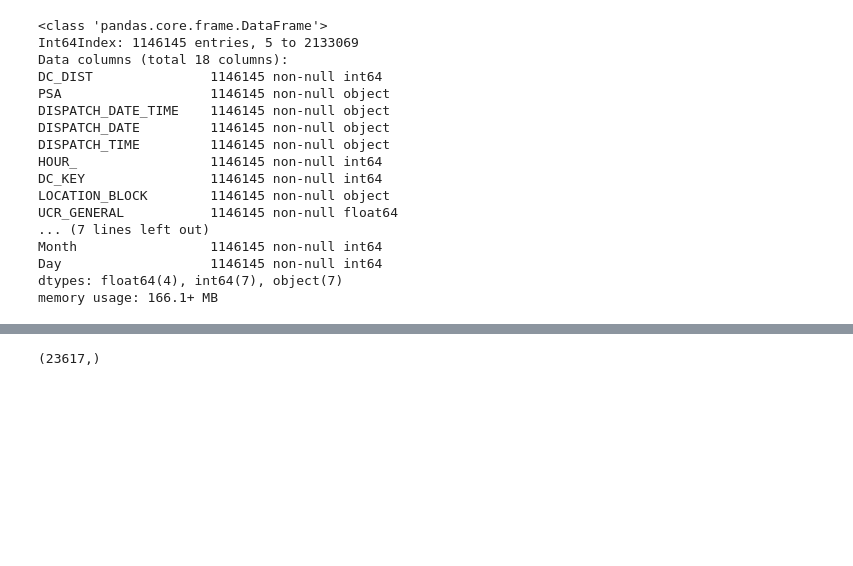
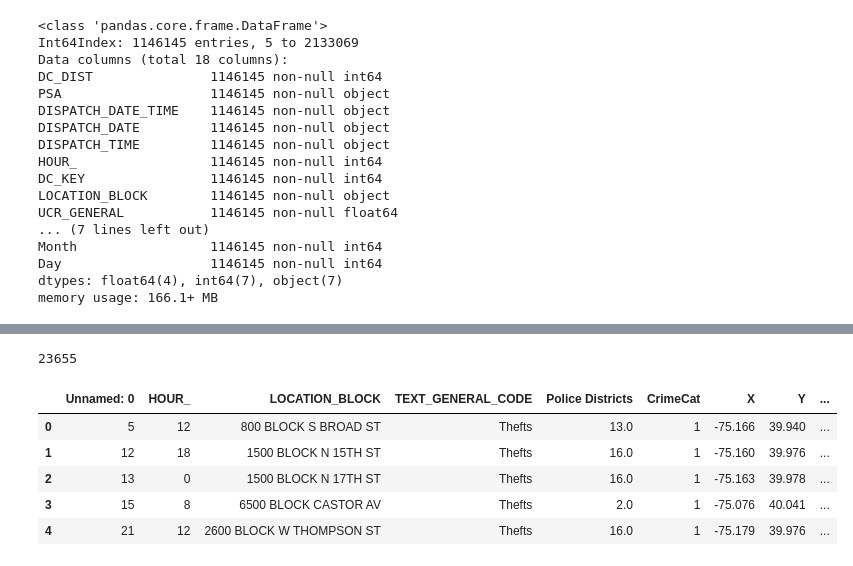
Before and after one commit to livenb/crime_prediction, a Jupyter notebook: explore/philadelphia.ipynb, the cells around one changed output, grey strips where cells are left out. Drawn from its saved outputs; the diff is of its cells as text; code cells hidden in the pictures; blank space fills up the shorter version.

Commit message:
get agregated data

```diff
--- a/explore/philadelphia.ipynb
+++ b/explore/philadelphia.ipynb
@@ -166,0 +232,4 @@ ppd = ppd.drop(dropLst, axis=1)
+# %%
+len(locDict1)
+# %% [output]
+23655
@@ -169,7 +240,11 @@ ppd = ppd.drop(dropLst, axis=1)
-# %%
-ppd['X'] = ppd['X'].apply(lambda x: round(x, 3))
-ppd['Y'] = ppd['Y'].apply(lambda x: round(x, 3))
-ppd['loc'] = zip(ppd['X'], ppd['Y'])
-ppd['loc'].unique().shape
-# %% [output]
-(23617,)
+# %%
+ppd=pd.read_csv('../data/ppd_clean.csv')
+# %%
+ppd.head()
+# %% [output]
+|  | Unnamed: 0 | HOUR_ | LOCATION_BLOCK | TEXT_GENERAL_CODE | Police Districts | CrimeCat | X | Y | ... |
+| 0 | 5 | 12 | 800 BLOCK S BROAD ST | Thefts | 13.0 | 1 | -75.166 | 39.940 | ... |
+| 1 | 12 | 18 | 1500 BLOCK N 15TH ST | Thefts | 16.0 | 1 | -75.160 | 39.976 | ... |
+| 2 | 13 | 0 | 1500 BLOCK N 17TH ST | Thefts | 16.0 | 1 | -75.163 | 39.978 | ... |
+| 3 | 15 | 8 | 6500 BLOCK CASTOR AV | Thefts | 2.0 | 1 | -75.076 | 40.041 | ... |
+| 4 | 21 | 12 | 2600 BLOCK W THOMPSON ST | Thefts | 16.0 | 1 | -75.179 | 39.976 | ... |
```
Also changed, not shown: parts of 9 cells of this notebook, 3 other files.
